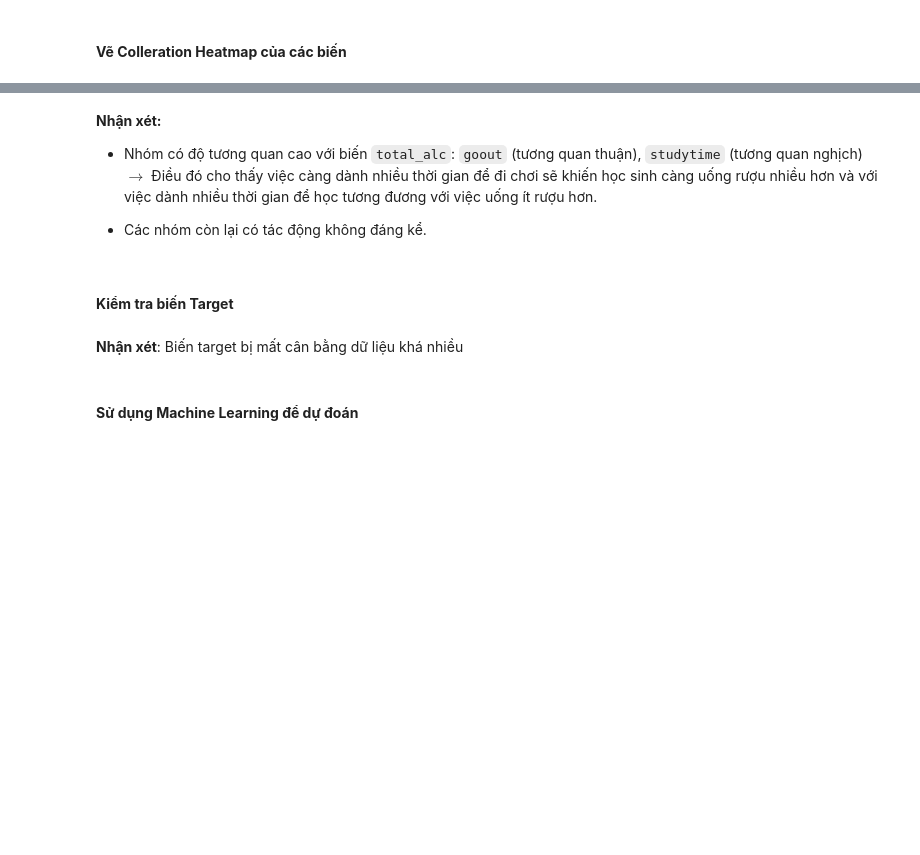
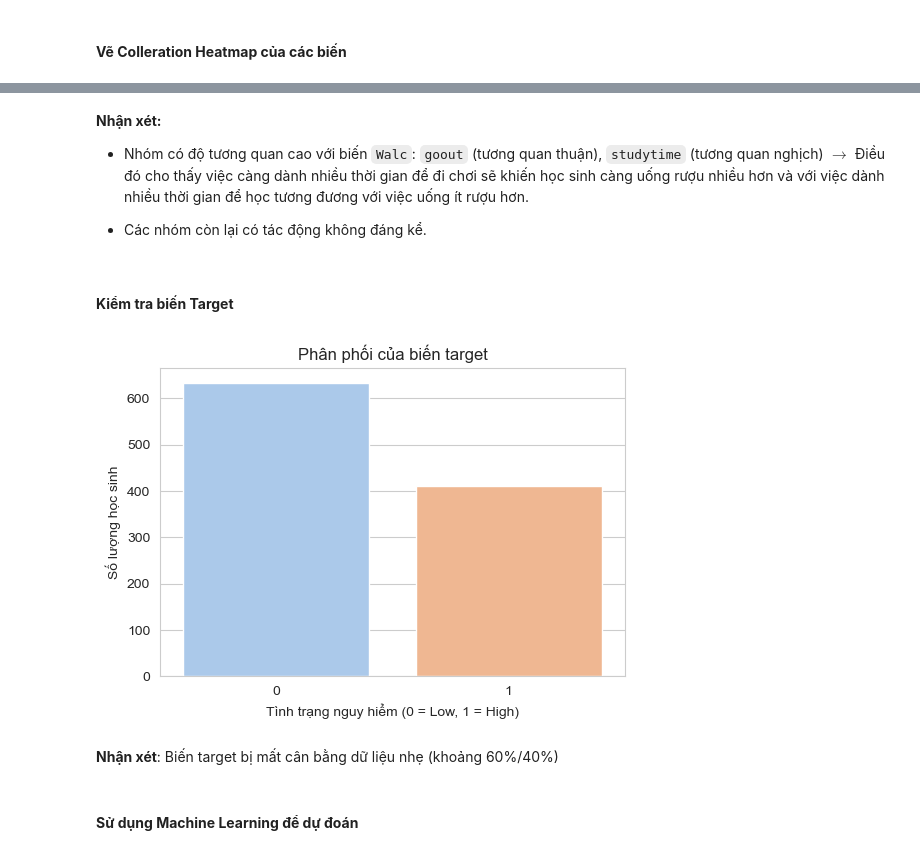
Before and after one commit to nganbee/student_alcohol_consumption_DS, a Jupyter notebook: notebooks/04_questioning.ipynb, the cells around one changed output, grey strips where cells are left out. Saved outputs shown, nothing was run; the diff lists cells and outputs as text; code cells hidden in the pictures; blank space fills up the shorter version.

```diff
--- a/notebooks/04_questioning.ipynb
+++ b/notebooks/04_questioning.ipynb
@@ -507,25 +613,31 @@ plot_correlation_heatmap(df_habit, habit_target_features)
+# %%
+df_habit['free_go'] = df_habit['freetime'] * df_habit['goout']
+
+df_habit.drop(labels=['freetime', 'goout'], axis=1, inplace=True)
 # %% [markdown]
 **Nhận xét:**
-- Nhóm có độ tương quan cao với biến `total_alc`: `goout` (tương quan thuận), `studytime` (tương quan nghịch) $\rightarrow$ Điều đó cho thấy việc càng dành nhiều thời gian để đi chơi sẽ khiến học sinh càng uống rượu nhiều hơn và với việc dành nhiều thời gian để học tương đương với việc uống ít rượu hơn.
+- Nhóm có độ tương quan cao với biến `Walc`: `goout` (tương quan thuận), `studytime` (tương quan nghịch) $\rightarrow$ Điều đó cho thấy việc càng dành nhiều thời gian để đi chơi sẽ khiến học sinh càng uống rượu nhiều hơn và với việc dành nhiều thời gian để học tương đương với việc uống ít rượu hơn.
 
 - Các nhóm còn lại có tác động không đáng kể.
 # %% [markdown]
 #### **Kiểm tra biến Target**
 # %%
-# Tạo cột binary cateogircal với ngưỡng > 3 -> uống nhiều
-df_habit['is_high_risk'] = (df_habit['total_alc'] > 3).astype(int)
+# Tạo cột binary cateogircal với ngưỡng > 2 -> uống nhiều
+df_habit['is_high_risk'] = (df_habit['Walc'] > 2).astype(int)
 
 # Visualization
 plt.figure(figsize=(6,4))
 
 sns.countplot(data = df_habit, x = 'is_high_risk', palette='pastel', hue = 'is_high_risk', legend=False)
 
 plt.title("Phân phối của biến target")
 plt.xlabel("Tình trạng nguy hiểm (0 = Low, 1 = High)")
 plt.ylabel("Số lượng học sinh")
 plt.show()
+# %% [output]
+[figure, added]
 # %% [markdown]
-**Nhận xét**: Biến target bị mất cân bằng dữ liệu khá nhiều
+**Nhận xét**: Biến target bị mất cân bằng dữ liệu nhẹ (khoảng 60%/40%)
 # %% [markdown]
 #### **Sử dụng Machine Learning để dự đoán**
 # %%
```
Also changed, not shown: parts of 33 cells of this notebook.
